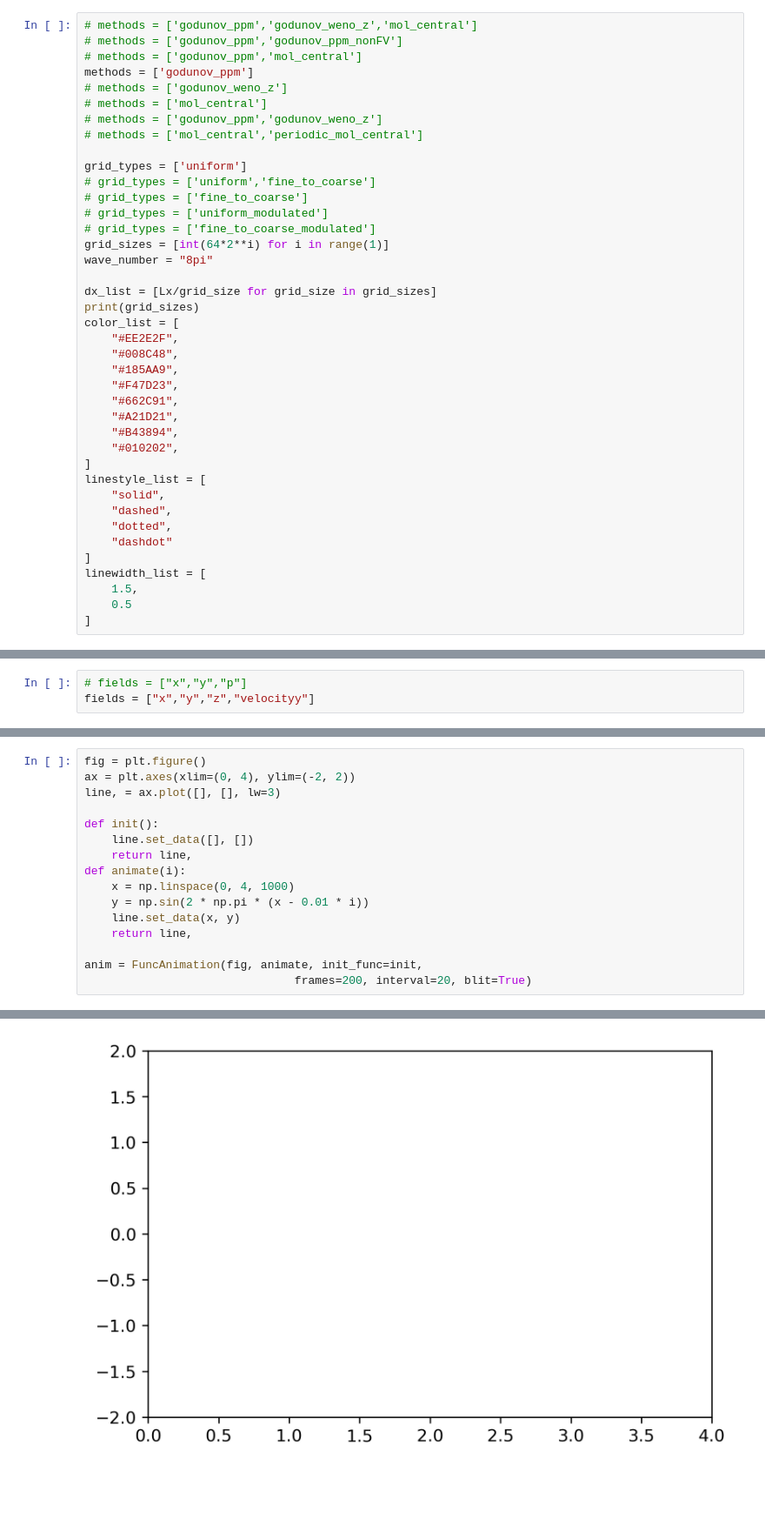
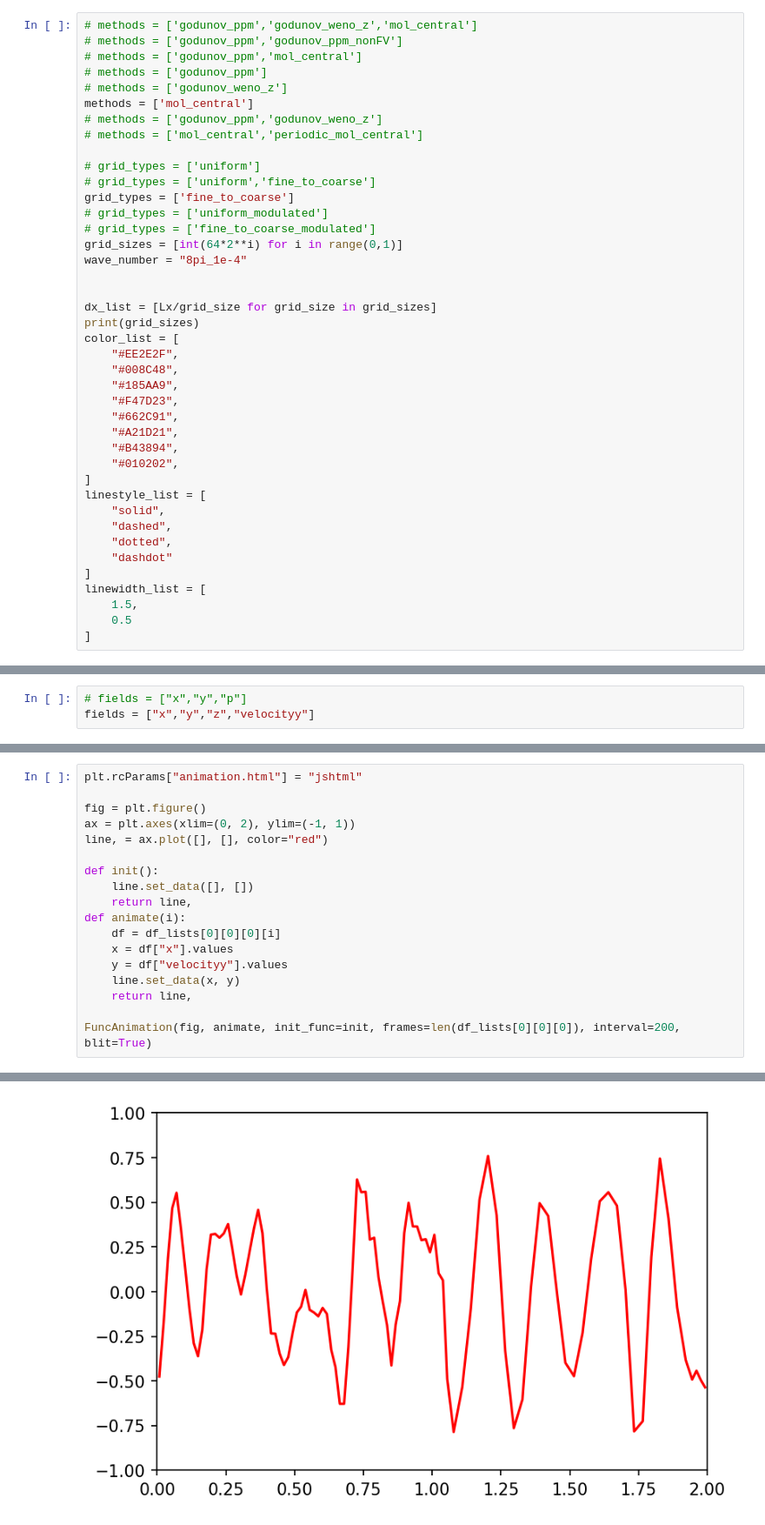
Before and after one commit to diederikb/nrel_jupyter_notebooks, a Jupyter notebook: postprocess_ctv_animation.ipynb, the cells around one changed output, grey strips where cells are left out. Shown at 87% size. Drawn from its saved outputs; the diff is of its cells as text; blank space fills up the shorter version.

Commit message:
final figures and animations taking shape

```diff
--- a/postprocess_ctv_animation.ipynb
+++ b/postprocess_ctv_animation.ipynb
@@ -40,19 +40,20 @@ root_dir = '/home/dbeckers/tests/ctv'
 # methods = ['godunov_ppm','godunov_weno_z','mol_central']
 # methods = ['godunov_ppm','godunov_ppm_nonFV']
 # methods = ['godunov_ppm','mol_central']
-methods = ['godunov_ppm']
+# methods = ['godunov_ppm']
 # methods = ['godunov_weno_z']
-# methods = ['mol_central']
+methods = ['mol_central']
 # methods = ['godunov_ppm','godunov_weno_z']
 # methods = ['mol_central','periodic_mol_central']
 
-grid_types = ['uniform']
+# grid_types = ['uniform']
 # grid_types = ['uniform','fine_to_coarse']
-# grid_types = ['fine_to_coarse']
+grid_types = ['fine_to_coarse']
 # grid_types = ['uniform_modulated']
 # grid_types = ['fine_to_coarse_modulated']
-grid_sizes = [int(64*2**i) for i in range(1)]
-wave_number = "8pi"
+grid_sizes = [int(64*2**i) for i in range(0,1)]
+wave_number = "8pi_1e-4"
+
 
 dx_list = [Lx/grid_size for grid_size in grid_sizes]
 print(grid_sizes)
@@ -142,17 +143,19 @@ yt : [INFO     ] 2022-08-05 15:52:12,386 Parameters: domain_right_edge         =
 # %%
+plt.rcParams["animation.html"] = "jshtml"
+
 fig = plt.figure()
-ax = plt.axes(xlim=(0, 4), ylim=(-2, 2))
-line, = ax.plot([], [], lw=3)
+ax = plt.axes(xlim=(0, 2), ylim=(-1, 1))
+line, = ax.plot([], [], color="red")
 
 def init():
     line.set_data([], [])
     return line,
 def animate(i):
-    x = np.linspace(0, 4, 1000)
-    y = np.sin(2 * np.pi * (x - 0.01 * i))
+    df = df_lists[0][0][0][i]
+    x = df["x"].values
+    y = df["velocityy"].values
     line.set_data(x, y)
     return line,
 
-anim = FuncAnimation(fig, animate, init_func=init,
-                               frames=200, interval=20, blit=True)
+FuncAnimation(fig, animate, init_func=init, frames=len(df_lists[0][0][0]), interval=200, blit=True)
 # %% [output]
@@ -159 +163 @@ anim = FuncAnimation(fig, animate, init_func=init,
-[figure, old version]
+[figure, new version]
```
Also changed, not shown: parts of 10 cells of this notebook, 1 other file.
